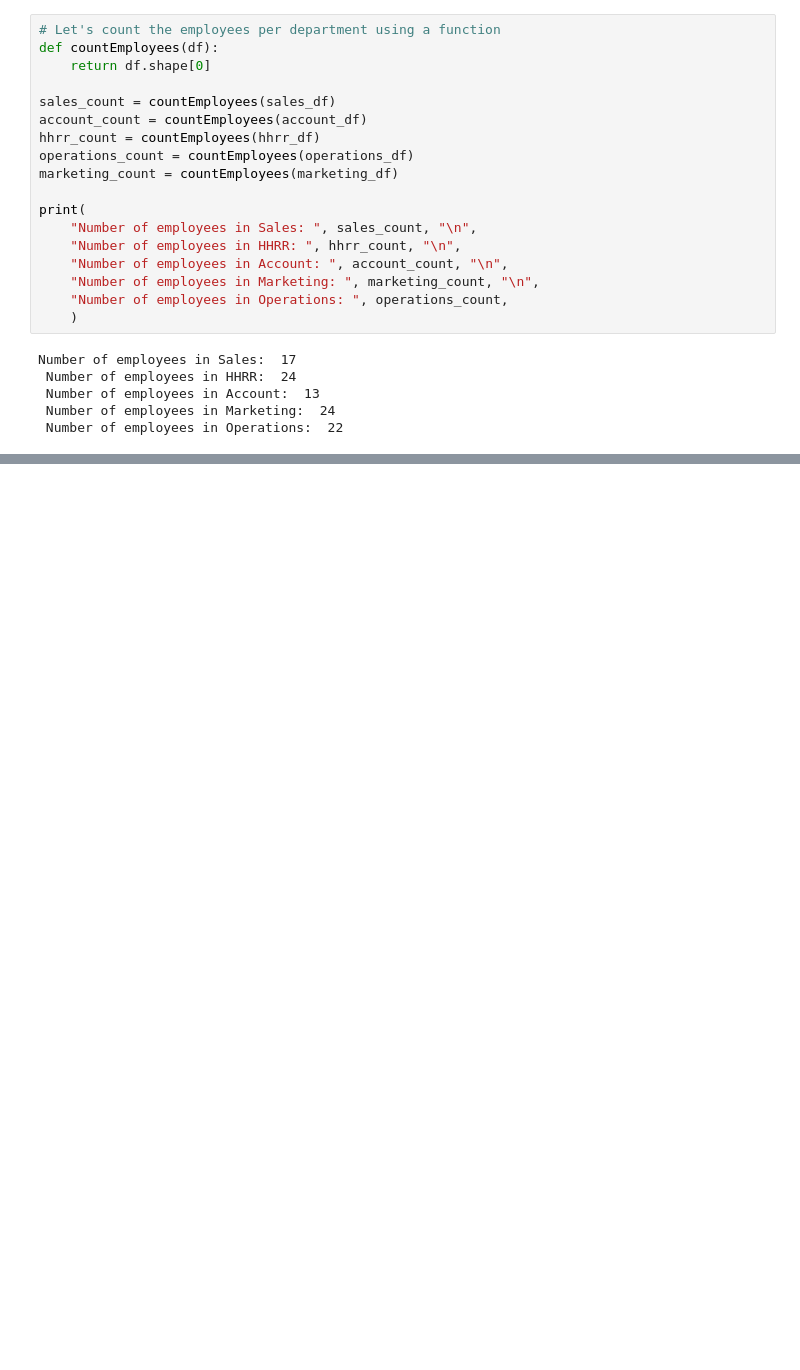
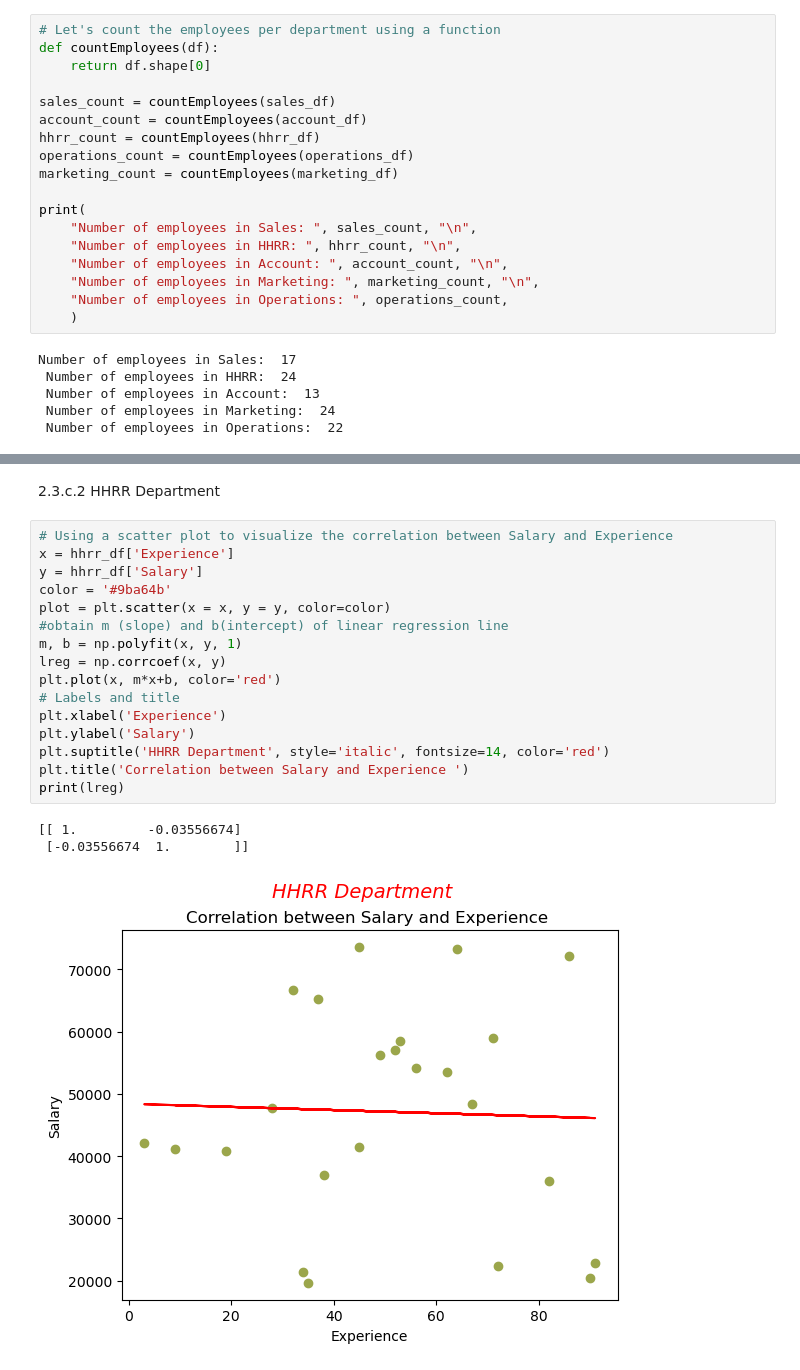
Before and after one commit to nachogalasso/da_python, a Jupyter notebook: hr_analytics/colacho_salaries.ipynb, the cells around one changed output, grey strips where cells are left out. Drawn from its saved outputs; the diff is of its cells as text; blank space fills up the shorter version.

```diff
--- a/hr_analytics/colacho_salaries.ipynb
+++ b/hr_analytics/colacho_salaries.ipynb
@@ -352,0 +380,22 @@ Number of employees in Sales:  17
+# %% [markdown]
+2.3.c.2 HHRR Department
+# %%
+# Using a scatter plot to visualize the correlation between Salary and Experience
+x = hhrr_df['Experience']
+y = hhrr_df['Salary']
+color = '#9ba64b'
+plot = plt.scatter(x = x, y = y, color=color)
+#obtain m (slope) and b(intercept) of linear regression line
+m, b = np.polyfit(x, y, 1)
+lreg = np.corrcoef(x, y)
+plt.plot(x, m*x+b, color='red')
+# Labels and title
+plt.xlabel('Experience')
+plt.ylabel('Salary')
+plt.suptitle('HHRR Department', style='italic', fontsize=14, color='red')
+plt.title('Correlation between Salary and Experience ')
+print(lreg)
+# %% [output]
+[[ 1.         -0.03556674]
+ [-0.03556674  1.        ]]
+[figure, added]
```
Also changed, not shown: parts of 21 cells of this notebook.
